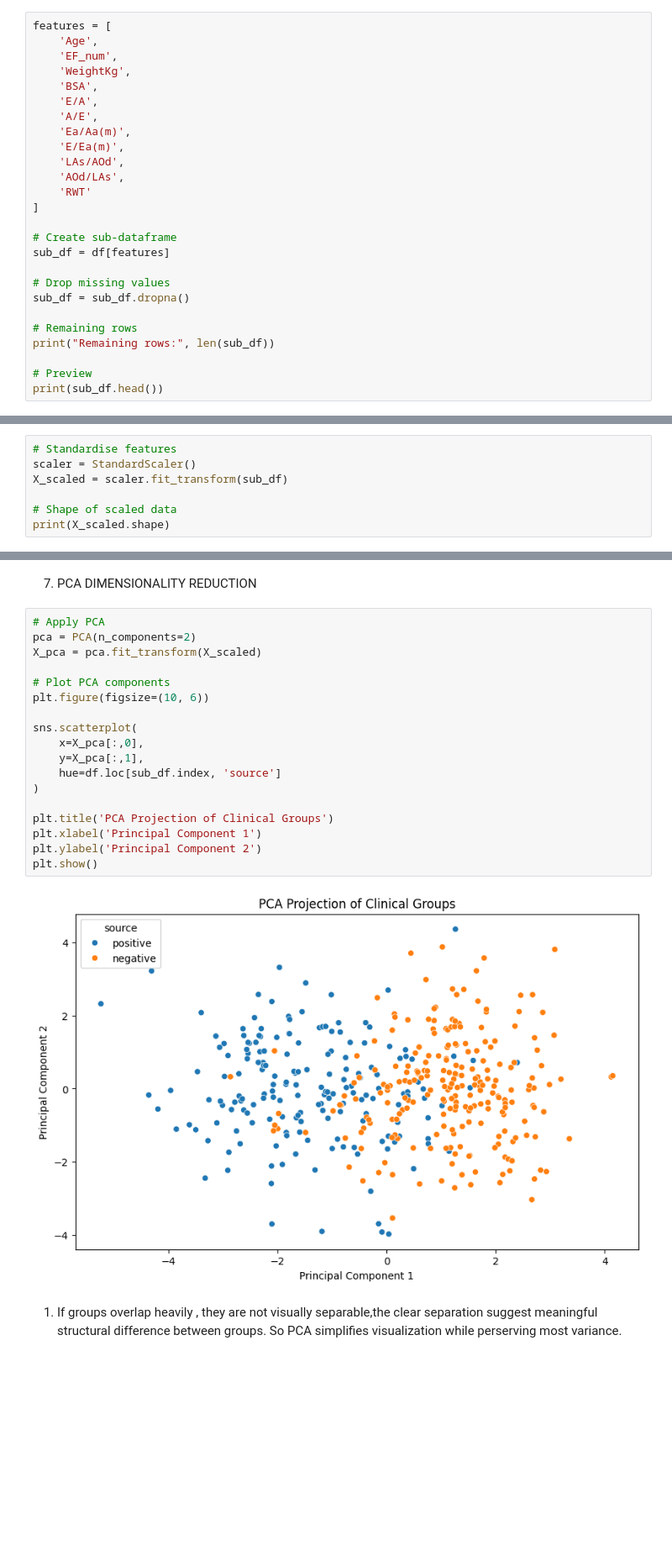
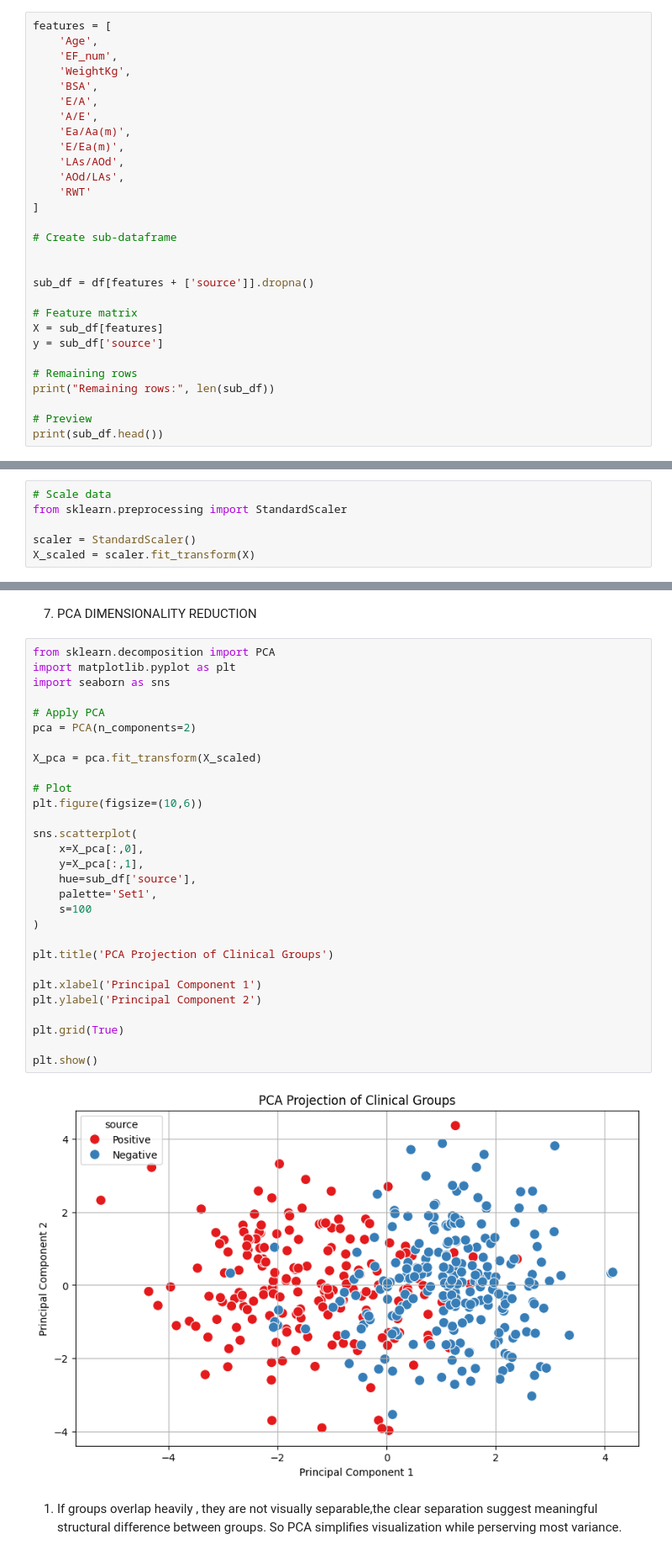
Before and after one commit to Emanuel-Ludwig/HEART-ML, a Jupyter notebook: troy.ipynb, the cells around one changed output, grey strips where cells are left out. Shown at 84% size. Drawn from its saved outputs; the diff is of its cells as text; blank space fills up the shorter version.

```diff
--- a/troy.ipynb
+++ b/troy.ipynb
@@ -49,10 +76,13 @@ features = [
 ]
 
 # Create sub-dataframe
-sub_df = df[features]
 
-# Drop missing values
-sub_df = sub_df.dropna()
+
+sub_df = df[features + ['source']].dropna()
+
+# Feature matrix
+X = sub_df[features]
+y = sub_df['source']
 
 # Remaining rows
 print("Remaining rows:", len(sub_df))
@@ -158,9 +203,8 @@ A3.PREPROCESSING
 # %% [markdown]
 Feature scalling is essential in distance-based clustering algorithms like k-means because the algorithm uses Euclidean distance to group data points.standadization ensures that aal features contribute equaly to clustering by transforming them to have a mean of 0 and sd of 1.
 # %%
-# Standardise features
+# Scale data
+from sklearn.preprocessing import StandardScaler
+
 scaler = StandardScaler()
-X_scaled = scaler.fit_transform(sub_df)
-
-# Shape of scaled data
-print(X_scaled.shape)
+X_scaled = scaler.fit_transform(X)
@@ -169,25 +211,36 @@ print(X_scaled.shape)
 # %% [markdown]
 7. PCA DIMENSIONALITY REDUCTION
 # %%
+from sklearn.decomposition import PCA
+import matplotlib.pyplot as plt
+import seaborn as sns
+
 # Apply PCA
 pca = PCA(n_components=2)
+
 X_pca = pca.fit_transform(X_scaled)
 
-# Plot PCA components
-plt.figure(figsize=(10, 6))
+# Plot
+plt.figure(figsize=(10,6))
 
 sns.scatterplot(
     x=X_pca[:,0],
     y=X_pca[:,1],
-    hue=df.loc[sub_df.index, 'source']
+    hue=sub_df['source'],
+    palette='Set1',
+    s=100
 )
 
 plt.title('PCA Projection of Clinical Groups')
+
 plt.xlabel('Principal Component 1')
 plt.ylabel('Principal Component 2')
+
+plt.grid(True)
+
 plt.show()
 # %% [output]
-[figure, old version]
+[figure, new version]
 # %% [markdown]
 1. If groups overlap heavily , they are not visually separable,the clear separation suggest meaningful structural difference between groups. So PCA simplifies visualization while perserving most variance.
 # %% [markdown]
```
Also changed, not shown: parts of 8 cells of this notebook.
